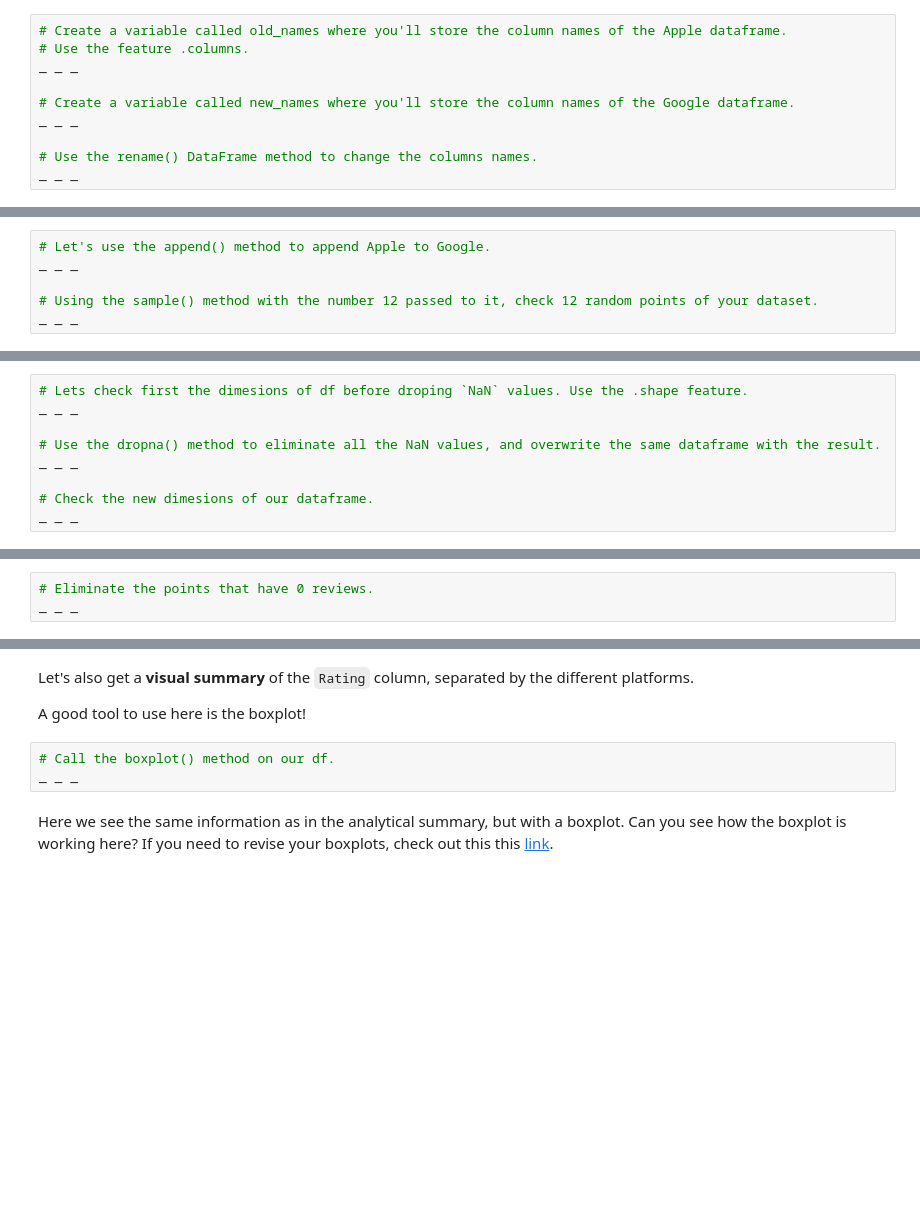
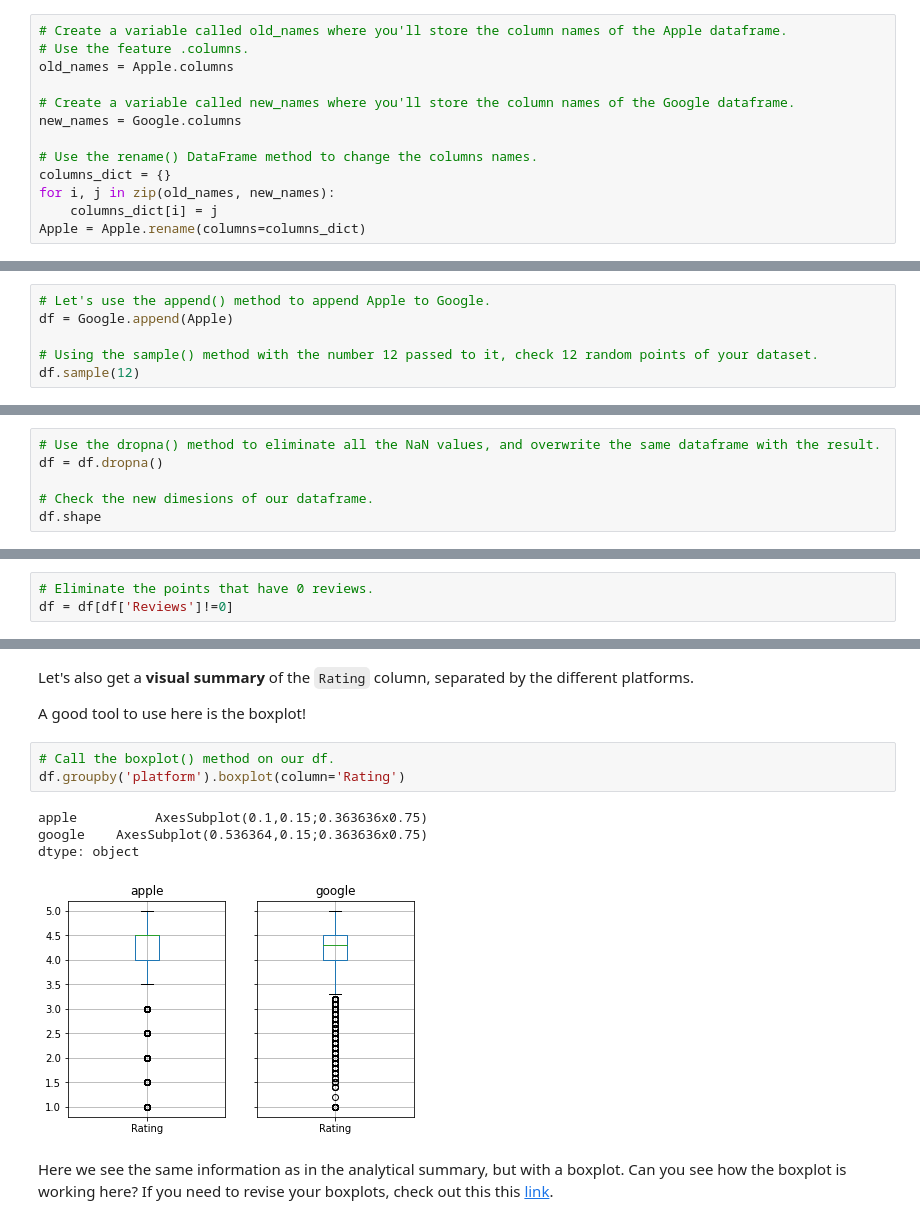
Before and after one commit to allen44/case-study-integrating-apps, a Jupyter notebook: Springboard Apps project - Tier 3 - Complete.ipynb, the cells around one changed output, grey strips where cells are left out. Drawn from its saved outputs; the diff is of its cells as text; blank space fills up the shorter version.

```diff
--- a/Springboard Apps project - Tier 3 - Complete.ipynb
+++ b/Springboard Apps project - Tier 3 - Complete.ipynb
@@ -228,19 +304,22 @@ This is an important step to unify the two datasets!
 # %%
 # Create a variable called old_names where you'll store the column names of the Apple dataframe.
 # Use the feature .columns.
-_ _ _
+old_names = Apple.columns
 
 # Create a variable called new_names where you'll store the column names of the Google dataframe.
-_ _ _
+new_names = Google.columns
 
 # Use the rename() DataFrame method to change the columns names.
-_ _ _
+columns_dict = {}
+for i, j in zip(old_names, new_names):
+    columns_dict[i] = j
+Apple = Apple.rename(columns=columns_dict)
 # %% [markdown]
 ### 2d. Join the two datasets
 Let's combine the two datasets into a single data frame called `df`.
 # %%
 # Let's use the append() method to append Apple to Google.
-_ _ _
+df = Google.append(Apple)
 
 # Using the sample() method with the number 12 passed to it, check 12 random points of your dataset.
-_ _ _
+df.sample(12)
@@ -251,9 +349,6 @@ As you can see there are some `NaN` values. We want to eliminate all these `NaN`
 # %%
-# Lets check first the dimesions of df before droping `NaN` values. Use the .shape feature.
-_ _ _
-
 # Use the dropna() method to eliminate all the NaN values, and overwrite the same dataframe with the result.
-_ _ _
+df = df.dropna()
 
 # Check the new dimesions of our dataframe.
-_ _ _
+df.shape
@@ -271,7 +375,7 @@ _ _ _
 929 apps do not have reviews, we need to eliminate these points!
 # %%
 # Eliminate the points that have 0 reviews.
-_ _ _
+df = df[df['Reviews']!=0]
 # %% [markdown]
 ### 2g. Summarize the data visually and analytically (by the column `platform`)
 # %% [markdown]
@@ -310,7 +419,12 @@ Let's also get a **visual summary** of the `Rating` column, separated by the dif
 A good tool to use here is the boxplot!
 # %%
 # Call the boxplot() method on our df.
-_ _ _
+df.groupby('platform').boxplot(column='Rating')
+# %% [output]
+apple          AxesSubplot(0.1,0.15;0.363636x0.75)
+google    AxesSubplot(0.536364,0.15;0.363636x0.75)
+dtype: object
+[figure, added]
 # %% [markdown]
 Here we see the same information as in the analytical summary, but with a boxplot. Can you see how the boxplot is working here? If you need to revise your boxplots, check out this this [link](https://www.kaggle.com/ramamet4/app-store-apple-data-set-10k-apps).
 # %% [markdown]
```
Also changed, not shown: parts of 15 cells of this notebook.
